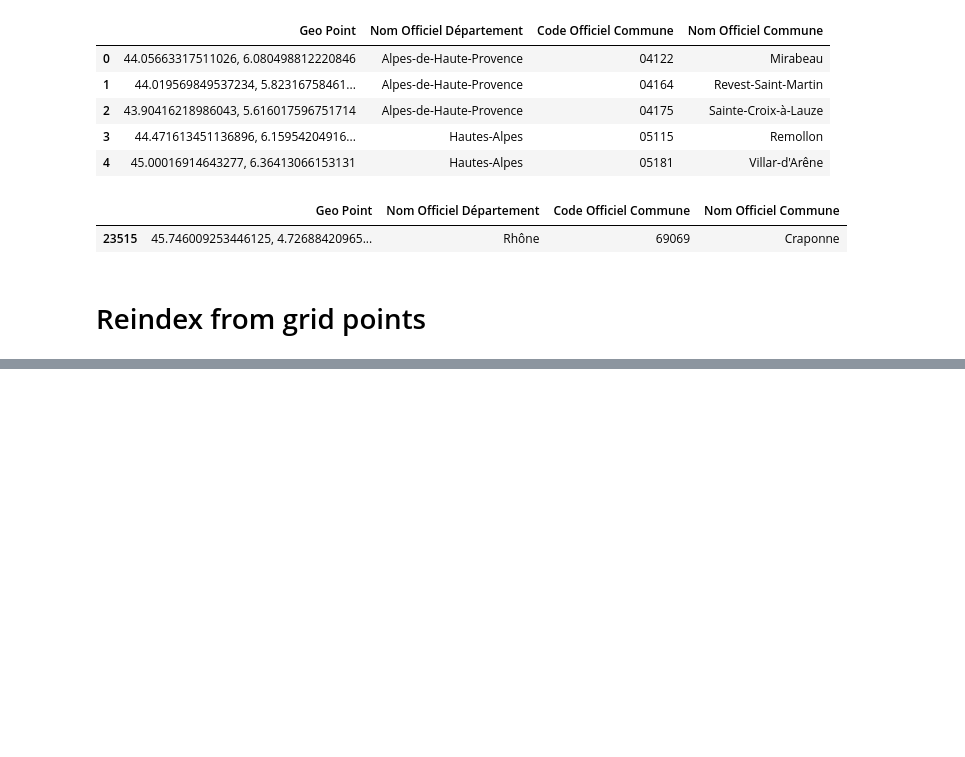
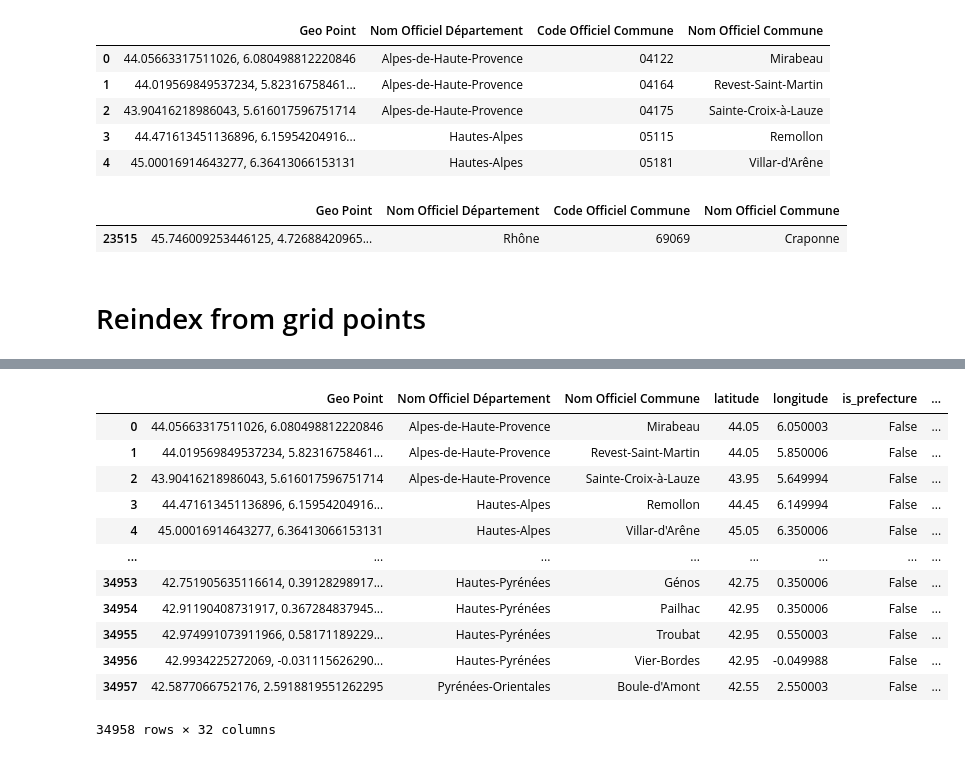
Before and after one commit to antoinetavant/pollen-forecast, a Jupyter notebook: notebooks/communes_de_france.ipynb, the cells around one changed output, grey strips where cells are left out. Cells and saved outputs as stored; diff of their text form; code cells hidden in the pictures; blank space fills up the shorter version.

```diff
--- a/notebooks/communes_de_france.ipynb
+++ b/notebooks/communes_de_france.ipynb
@@ -181,0 +187,8 @@ data_sorted["gpg_conc"].sel(
+# %%
+
+root_dir = Path("../data")
+georef_filename = root_dir / "georef-france-commune.csv"
+prefectures_filename =  root_dir / "prefectures.csv"
+
+georef_df = pd.read_csv(georef_filename)[["Nom Officiel Département", "Nom Officiel Commune", "latitude", "longitude"]]
+georef_df.head()
@@ -181,0 +202,3 @@ data_sorted["gpg_conc"].sel(
+# %%
+prefectures_df = pd.read_csv(prefectures_filename, sep=";")
+prefectures_df.head()
@@ -181,0 +212,19 @@ data_sorted["gpg_conc"].sel(
+# %%
+georef_df["is_prefecture"] = False
+for name in prefectures_df["Commune"]:
+    mask = georef_df["Nom Officiel Commune"].str.lower() == name.lower()
+    if sum(mask) == 1:
+        georef_df.loc[mask, "is_prefecture"] = True
+    elif sum(mask) > 1:
+        lat, lon = prefectures_df.loc[prefectures_df["Commune"] == name, "Geo Point"].item().split(",")
+        lat, lon = float(lat), float(lon)
+        min_distance = 999999999
+        for idx, row in georef_df[mask].iterrows():
+            distance = ( (row["latitude"] - lat) ** 2 + (row["longitude"] - lon) ** 2 ) ** 0.5
+            if distance < min_distance:
+                min_idx = idx
+                min_name = row["Nom Officiel Commune"]
+                min_distance = distance
+        georef_df.loc[min_idx, "is_prefecture"] = True
+    else:
+        print("no match", name)
@@ -181,0 +254,16 @@ data_sorted["gpg_conc"].sel(
+# %%
+georef_df
+# %% [output]
+|  | Geo Point | Nom Officiel Département | Nom Officiel Commune | latitude | longitude | is_prefecture | ... |
+| 0 | 44.05663317511026, 6.080498812220846 | Alpes-de-Haute-Provence | Mirabeau | 44.05 | 6.050003 | False | ... |
+| 1 | 44.019569849537234, 5.82316758461... | Alpes-de-Haute-Provence | Revest-Saint-Martin | 44.05 | 5.850006 | False | ... |
+| 2 | 43.90416218986043, 5.616017596751714 | Alpes-de-Haute-Provence | Sainte-Croix-à-Lauze | 43.95 | 5.649994 | False | ... |
+| 3 | 44.471613451136896, 6.15954204916... | Hautes-Alpes | Remollon | 44.45 | 6.149994 | False | ... |
+| 4 | 45.00016914643277, 6.36413066153131 | Hautes-Alpes | Villar-d'Arêne | 45.05 | 6.350006 | False | ... |
+| ... | ... | ... | ... | ... | ... | ... | ... |
+| 34953 | 42.751905635116614, 0.39128298917... | Hautes-Pyrénées | Génos | 42.75 | 0.350006 | False | ... |
+| 34954 | 42.91190408731917, 0.367284837945... | Hautes-Pyrénées | Pailhac | 42.95 | 0.350006 | False | ... |
+| 34955 | 42.974991073911966, 0.58171189229... | Hautes-Pyrénées | Troubat | 42.95 | 0.550003 | False | ... |
+| 34956 | 42.9934225272069, -0.031115626290... | Hautes-Pyrénées | Vier-Bordes | 42.95 | -0.049988 | False | ... |
+| 34957 | 42.5877066752176, 2.5918819551262295 | Pyrénées-Orientales | Boule-d'Amont | 42.55 | 2.550003 | False | ... |
+34958 rows × 32 columns
```
Also changed, not shown: parts of 6 cells of this notebook, 16 other files.
